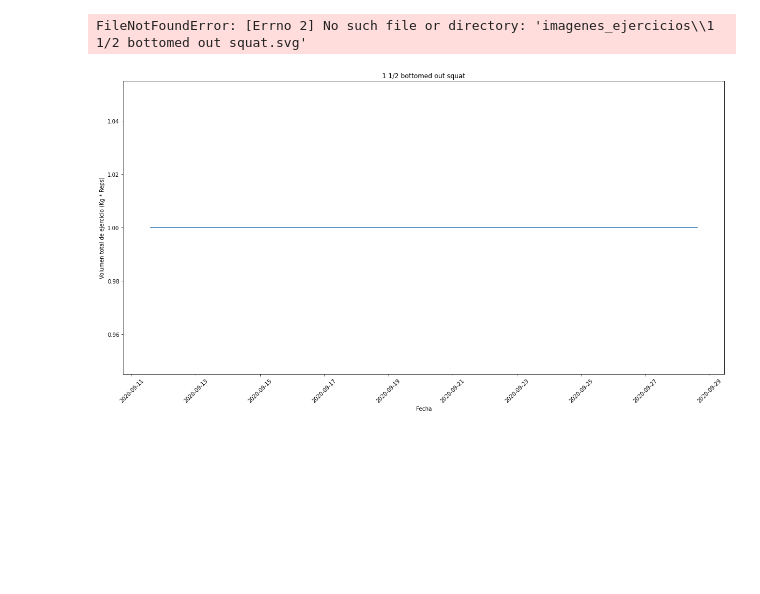
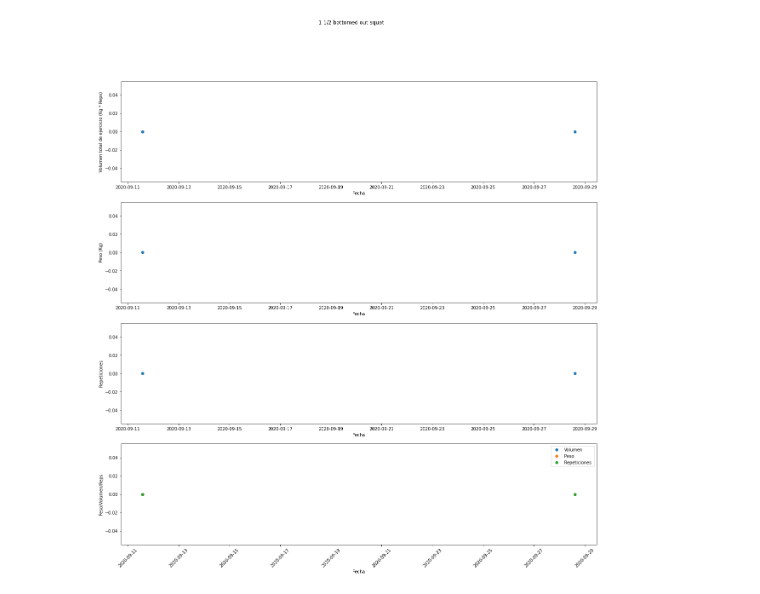
Before and after one commit to MrHamburguesa/Strong_tracker, a Jupyter notebook: analisis_datos_strong.ipynb, the cells around one changed output. Drawn from its saved outputs; the diff is of its cells as text; code cells hidden in the pictures; blank space fills up the shorter version.

```diff
--- a/analisis_datos_strong.ipynb
+++ b/analisis_datos_strong.ipynb
@@ -22,7 +22,7 @@ for ejercicio in set_ejercicios:
     filas_ejercicio_especifico = df.loc[df['Exercise Name'] == ejercicio]
     fechas_ejercicio_especifico = filas_ejercicio_especifico['Date'].unique()
 
-    df_fecha_volumen_total = pd.DataFrame(columns = ['Date', 'Volume'])
+    df_fecha_volumen_total = pd.DataFrame(columns = ['Date', 'Reps', 'Weight', 'Volume'])
 
     indice_fecha = 0
     for fecha in fechas_ejercicio_especifico:
@@ -33,30 +33,48 @@ for ejercicio in set_ejercicios:
             volumen_ejercicio = set['Reps'] * set['Weight']
             volumen_total_por_fecha += volumen_ejercicio
 
-        df_fecha_volumen_total.loc[indice_fecha] = [fecha, volumen_total_por_fecha]
-        df_fecha_volumen_total = df_fecha_volumen_total.fillna(1)
+        df_fecha_volumen_total.loc[indice_fecha] = [fecha, set['Reps'], set['Weight'], volumen_total_por_fecha]
+        df_fecha_volumen_total = df_fecha_volumen_total.fillna(0)
         indice_fecha += 1
 
     tupla_df_nombre_ejercicio = (df_fecha_volumen_total, ejercicio)
     contenedor_df_todos_los_ejercicios.append(tupla_df_nombre_ejercicio)
 # %%
-for i in range(len(contenedor_df_todos_los_ejercicios)):
-    df_ejercicio = contenedor_df_todos_los_ejercicios[i][0]
-    nombre_ejercicio = contenedor_df_todos_los_ejercicios[i][1]
+for tupla_ejercicio in (contenedor_df_todos_los_ejercicios):
+    df_ejercicio = tupla_ejercicio[0]
+    nombre_ejercicio = tupla_ejercicio[1]
 
-    fig, axis = plt.subplots(figsize = (20, 10))
+    fig, axis = plt.subplots(4, figsize = (20, 20))
 
-    axis.plot(df_ejercicio['Date'], df_ejercicio['Volume'])
-
-    axis.set_ylabel(f'Volumen total de ejercicio (Kg * Reps)')
-    axis.set_xlabel(f'Fecha')
-    axis.set_title(f'{nombre_ejercicio}')
+    fig.suptitle(f'{nombre_ejercicio}')
     plt.xticks(rotation = 45)
 
-    nombre_archivo = f'{nombre_ejercicio}.svg'
-    ruta = os.path.join('imagenes_ejercicios', nombre_archivo)
-    fig.savefig(ruta, format = 'svg', dpi = 300)
-    plt.close(fig)
+    axis[0].plot(df_ejercicio['Date'], df_ejercicio['Volume'], 'o')
+    axis[0].set_ylabel(f'Volumen total de ejercicio (Kg * Reps)')
+    axis[0].set_xlabel(f'Fecha')
+
+    axis[1].plot(df_ejercicio['Date'], df_ejercicio['Weight'], 'o')
+    axis[1].set_ylabel(f'Peso (Kg)')
+    axis[1].set_xlabel(f'Fecha')
+
+    axis[2].plot(df_ejercicio['Date'], df_ejercicio['Reps'], 'o')
+    axis[2].set_ylabel(f'Repeticiones')
+    axis[2].set_xlabel(f'Fecha')
+
+    axis[3].plot(df_ejercicio['Date'], df_ejercicio['Volume'], 'o', label = 'Volumen')
+    axis[3].plot(df_ejercicio['Date'], df_ejercicio['Weight'], 'o', label = 'Peso')
+    axis[3].plot(df_ejercicio['Date'], df_ejercicio['Reps'], 'o', label = 'Repeticiones ')
+    axis[3].set_ylabel(f'Peso/Volumen/Reps')
+    axis[3].set_xlabel(f'Fecha')
+    axis[3].legend()
+
+    try:
+        nombre_archivo = f'{nombre_ejercicio}.svg'
+        ruta = os.path.join('imagenes_ejercicios', nombre_archivo)
+        fig.savefig(ruta, format = 'svg', dpi = 300)
+        plt.close(fig)
+
+    except FileNotFoundError:
+        pass
 # %% [output]
-FileNotFoundError: [Errno 2] No such file or directory: 'imagenes_ejercicios\\1 1/2 bottomed out squat.svg'
-[figure, old version]
+[figure, new version]
```
